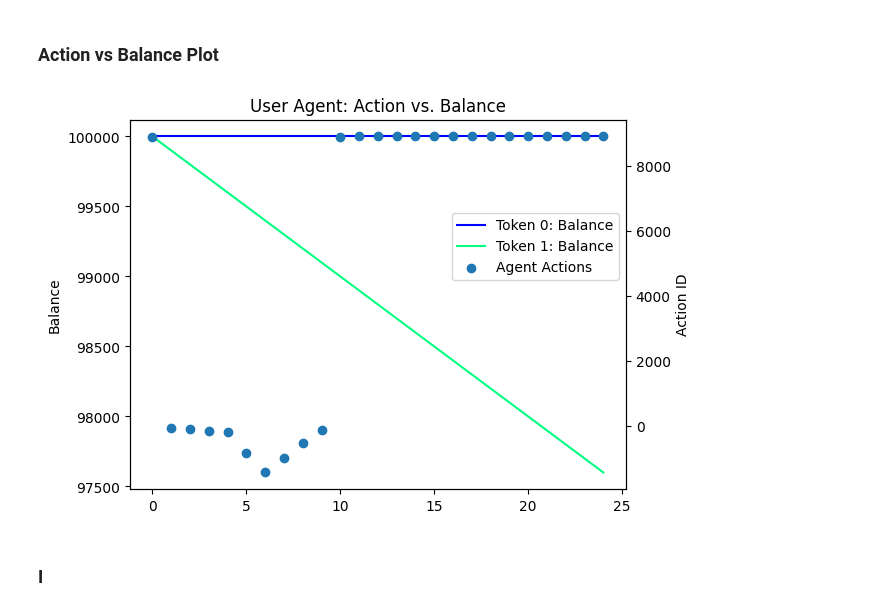
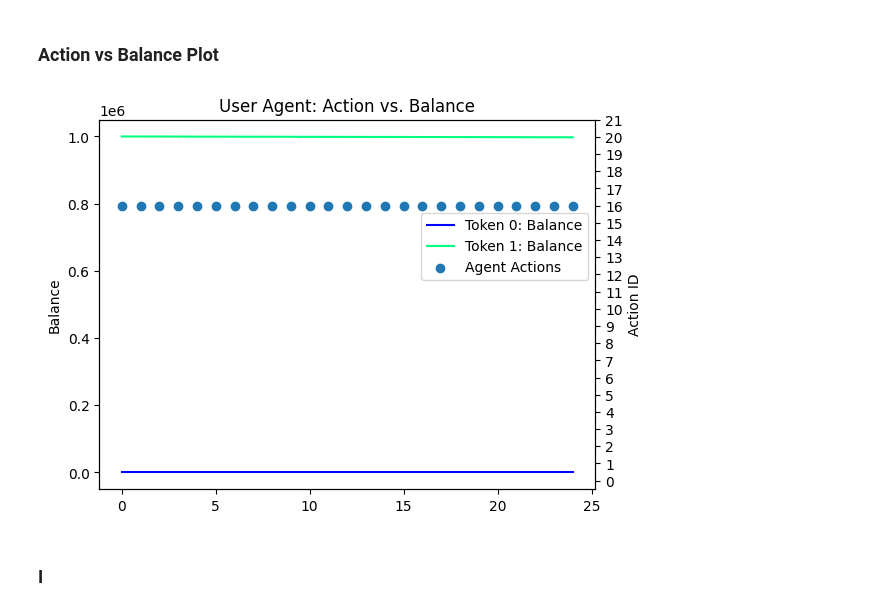
Before and after one commit to buehrerc/MAAC-auto-gov, a Jupyter notebook: analysis/generate_plots.ipynb, the cells around one changed output. Drawn from its saved outputs; the diff is of its cells as text; code cells hidden in the pictures.

Commit message:
re-run session 2 with new reward function

```diff
--- a/analysis/generate_plots.ipynb
+++ b/analysis/generate_plots.ipynb
@@ -123,28 +123,28 @@ Index(['agent0/lp_0_pool_0/total_supply_token',
 # %%
 fig, ax = plt.subplots()
 # df_plot = df[['agent0/lp_0_pool_0/borrow_interest_rate', 'agent0/lp_0_pool_1/borrow_interest_rate', 'agent0/lp_1_pool_0/borrow_interest_rate', 'agent0/lp_1_pool_1/borrow_interest_rate']].copy(deep=True)
 # df_plot.columns = ['Lending Protocol 0 - PLF Pool 0', 'Lending Protocol 0 - PLF Pool 1', 'Lending Protocol 1 - PLF Pool 0', 'Lending Protocol 1 - PLF Pool 1',]
 df_plot = df[['agent0/agent2/token_0_balance', 'agent0/agent2/token_1_balance']].copy(deep=True)
 df_plot.columns = ['Token 0: Balance', 'Token 1: Balance']
 df_plot.plot(ax=ax, colormap='winter')
 ax.get_legend().remove()
 ax.set(ylabel="Balance")
 
 
 ax2 = ax.twinx()
 
-df_plot = df[['reward/agent_2']].copy(deep=True)
+df_plot = df[['action/agent_2']].copy(deep=True)
 df_plot.columns = ["Agent Actions"]
 ax2.scatter(x=df_plot.index.values, y=df_plot["Agent Actions"].values)
 ax2.set_title("User Agent: Action vs. Balance")
 ax2.set(xlabel="Time (t)", ylabel="Action ID")
-# ax2.set_ylim(-0.5, 21)
-# ax2.set_yticks(np.arange(0, 22))
+ax2.set_ylim(-0.5, 21)
+ax2.set_yticks(np.arange(0, 22))
 
 fig.legend(['Token 0: Balance', 'Token 1: Balance', "Agent Actions"], bbox_to_anchor=(0.9, 0.7))
 fig.savefig(f"./plots/session_{session_id}_supply_agent_action_vs_balance")
 # %% [output]
-[figure, old version]
+[figure, new version]
 # %% [markdown]
 ### I
 # %%
```
Also changed, not shown: parts of 8 cells of this notebook, 11 other files.
